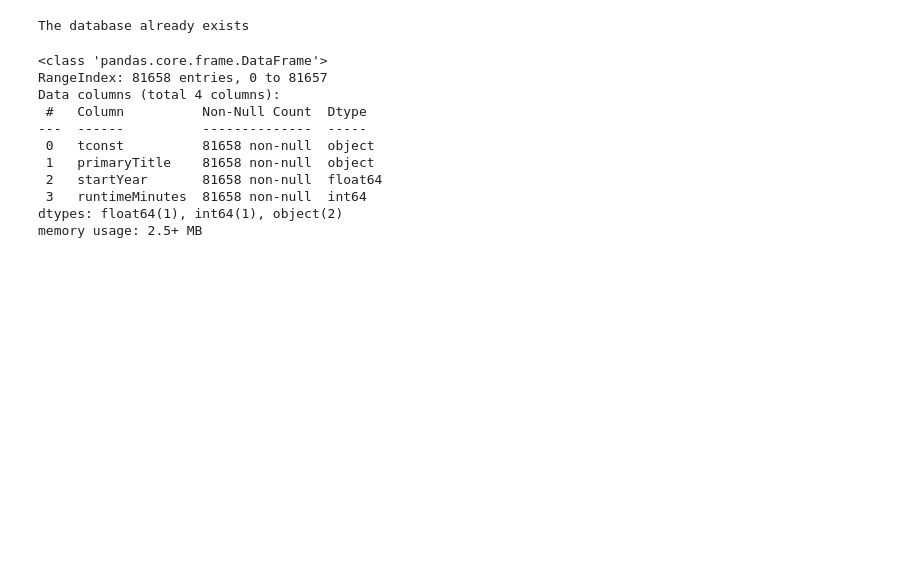
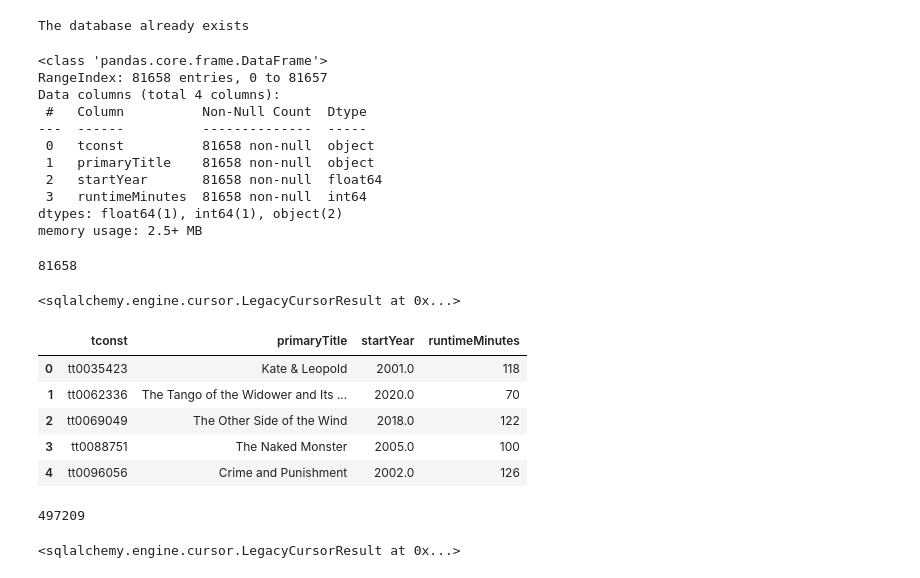
Before and after one commit to sharclark/IMDB-SQL-Database, a Jupyter notebook: IMDB SQL Database - Part 3.ipynb, the cells around one changed output. Cells and saved outputs as stored; diff of their text form; code cells hidden in the pictures; blank space fills up the shorter version.

```diff
--- a/IMDB SQL Database - Part 3.ipynb
+++ b/IMDB SQL Database - Part 3.ipynb
@@ -235,0 +248,21 @@ memory usage: 2.5+ MB
+# %%
+# Save title_basics table to SQL
+title_basics.to_sql('title_basics', engine, dtype=basics_schema, if_exists='replace',
+                   index=False)
+# %% [output]
+81658
+# %%
+engine.execute('ALTER TABLE title_basics ADD PRIMARY KEY (`tconst`);')
+# %% [output]
+<sqlalchemy.engine.cursor.LegacyCursorResult at 0x...>
+# %%
+# Show first five rows of table
+q = '''Select * from title_basics limit 5;'''
+pd.read_sql(q, engine)
+# %% [output]
+|  | tconst | primaryTitle | startYear | runtimeMinutes |
+| 0 | tt0035423 | Kate & Leopold | 2001.0 | 118 |
+| 1 | tt0062336 | The Tango of the Widower and Its ... | 2020.0 | 70 |
+| 2 | tt0069049 | The Other Side of the Wind | 2018.0 | 122 |
+| 3 | tt0088751 | The Naked Monster | 2005.0 | 100 |
+| 4 | tt0096056 | Crime and Punishment | 2002.0 | 126 |
@@ -235,0 +278,10 @@ memory usage: 2.5+ MB
+# %%
+# Save title_ratings table to SQL
+title_ratings.to_sql('title_ratings',engine,dtype=rating_schema,if_exists='replace',
+                   index=False)
+# %% [output]
+497209
+# %%
+engine.execute('ALTER TABLE title_ratings ADD PRIMARY KEY (`tconst`);')
+# %% [output]
+<sqlalchemy.engine.cursor.LegacyCursorResult at 0x...>
```
Also changed, not shown: parts of 12 cells of this notebook.
